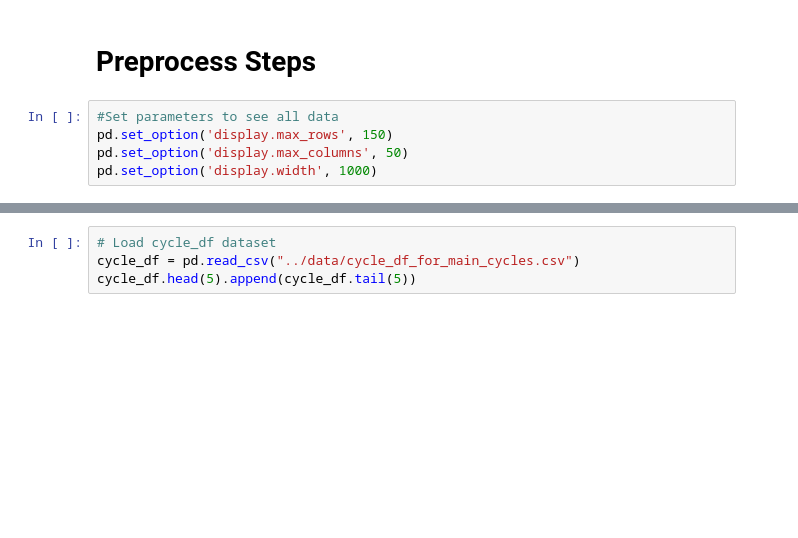
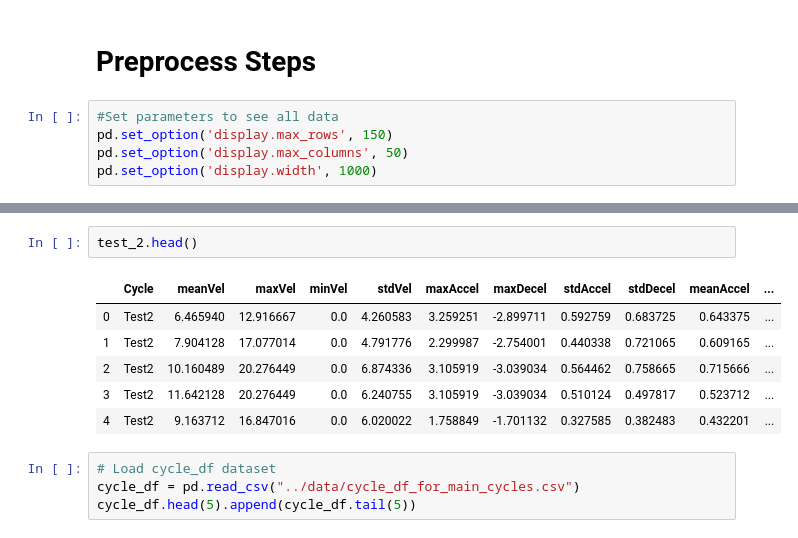
Before and after one commit to eserinanarslan/DrivingCyclePrediction, a Jupyter notebook: prod/pred_phase_for_main_cycles.ipynb, the cells around one changed output, grey strips where cells are left out. Saved outputs shown, nothing was run; the diff lists cells and outputs as text; blank space fills up the shorter version.

```diff
--- a/prod/pred_phase_for_main_cycles.ipynb
+++ b/prod/pred_phase_for_main_cycles.ipynb
@@ -16,3 +25,12 @@ test_2 = pd.read_csv("../data/SurusTesti2.csv", delimiter = ";")
+# %%
+test_2.head()
+# %% [output]
+|  | Cycle | meanVel | maxVel | minVel | stdVel | maxAccel | maxDecel | stdAccel | stdDecel | meanAccel | ... |
+| 0 | Test2 | 6.465940 | 12.916667 | 0.0 | 4.260583 | 3.259251 | -2.899711 | 0.592759 | 0.683725 | 0.643375 | ... |
+| 1 | Test2 | 7.904128 | 17.077014 | 0.0 | 4.791776 | 2.299987 | -2.754001 | 0.440338 | 0.721065 | 0.609165 | ... |
+| 2 | Test2 | 10.160489 | 20.276449 | 0.0 | 6.874336 | 3.105919 | -3.039034 | 0.564462 | 0.758665 | 0.715666 | ... |
+| 3 | Test2 | 11.642128 | 20.276449 | 0.0 | 6.240755 | 3.105919 | -3.039034 | 0.510124 | 0.497817 | 0.523712 | ... |
+| 4 | Test2 | 9.163712 | 16.847016 | 0.0 | 6.020022 | 1.758849 | -1.701132 | 0.327585 | 0.382483 | 0.432201 | ... |
 # %%
 # Load cycle_df dataset
 cycle_df = pd.read_csv("../data/cycle_df_for_main_cycles.csv")
```
Also changed, not shown: parts of 2 cells of this notebook, 8 other files.
